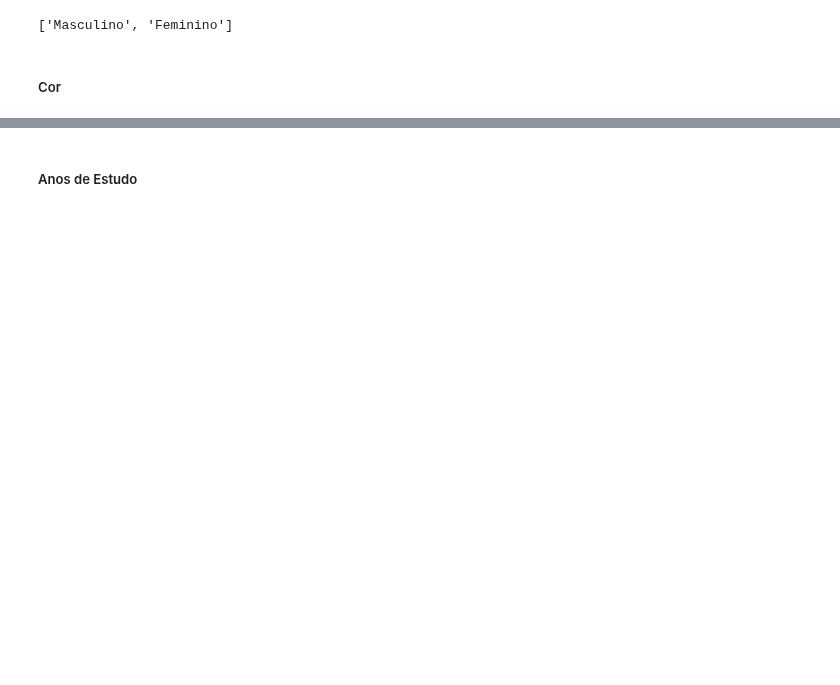
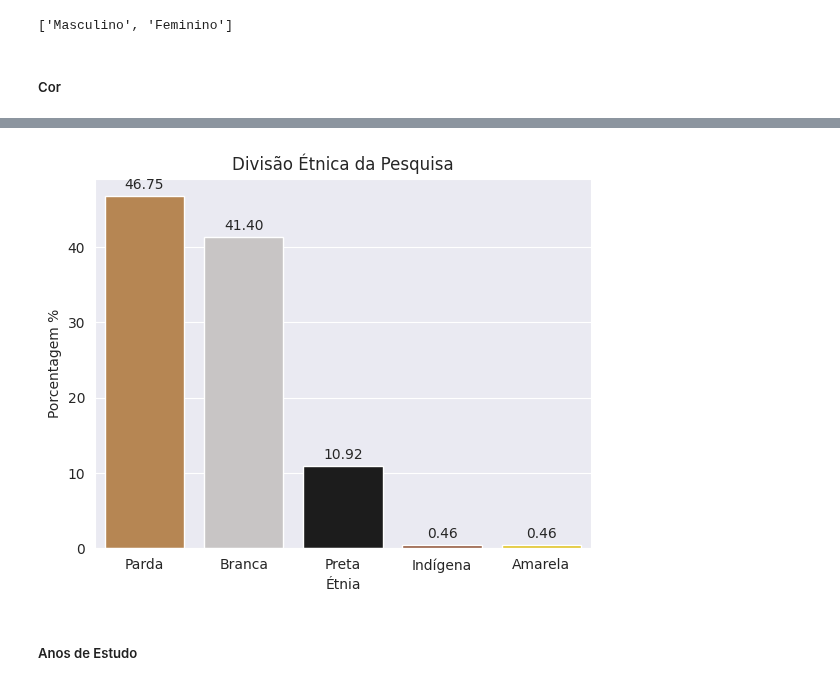
Before and after one commit to JhonCostaDev/oracle_one_alura, a Jupyter notebook: estatistica_ML/reload_desafios.ipynb, the cells around one changed output, grey strips where cells are left out. Saved outputs shown, nothing was run; the diff lists cells and outputs as text; code cells hidden in the pictures; blank space fills up the shorter version.

```diff
--- a/estatistica_ML/reload_desafios.ipynb
+++ b/estatistica_ML/reload_desafios.ipynb
@@ -244,3 +244,6 @@ plt.show()
 ['Masculino', 'Feminino']
 # %% [markdown]
 ##### Cor
+# %%
+dados.etnia = dados.etnia.map(cor)
+dados.etnia.value_counts()
@@ -247,2 +258,23 @@ plt.show()
+# %%
+div_etnica = dados.etnia.value_counts(normalize=True).mul(100).round(2).reset_index(name='porcentagem')
+
+cores_etnia = {
+    'Parda': '#C68642',
+    'Branca': "#C9C4C4",
+    'Preta': '#1C1C1C',
+    'Indígena': '#A0522D',
+    'Amarela': '#FFD700'
+}
+ax = sns.barplot(data=div_etnica, x='etnia', y='porcentagem',hue='etnia', palette=cores_etnia)
+
+for container in ax.containers:
+    ax.bar_label(container=container, fmt='%.2f', label_type='edge', padding=3)
+
+ax.set_title("Divisão Étnica da Pesquisa")
+ax.set_ylabel("Porcentagem %")
+ax.set_xlabel("Étnia")
+plt.show()
+# %% [output]
+[figure, added]
 # %% [markdown]
 ##### Anos de Estudo
```
Also changed, not shown: parts of 7 cells of this notebook, 3 other files.
